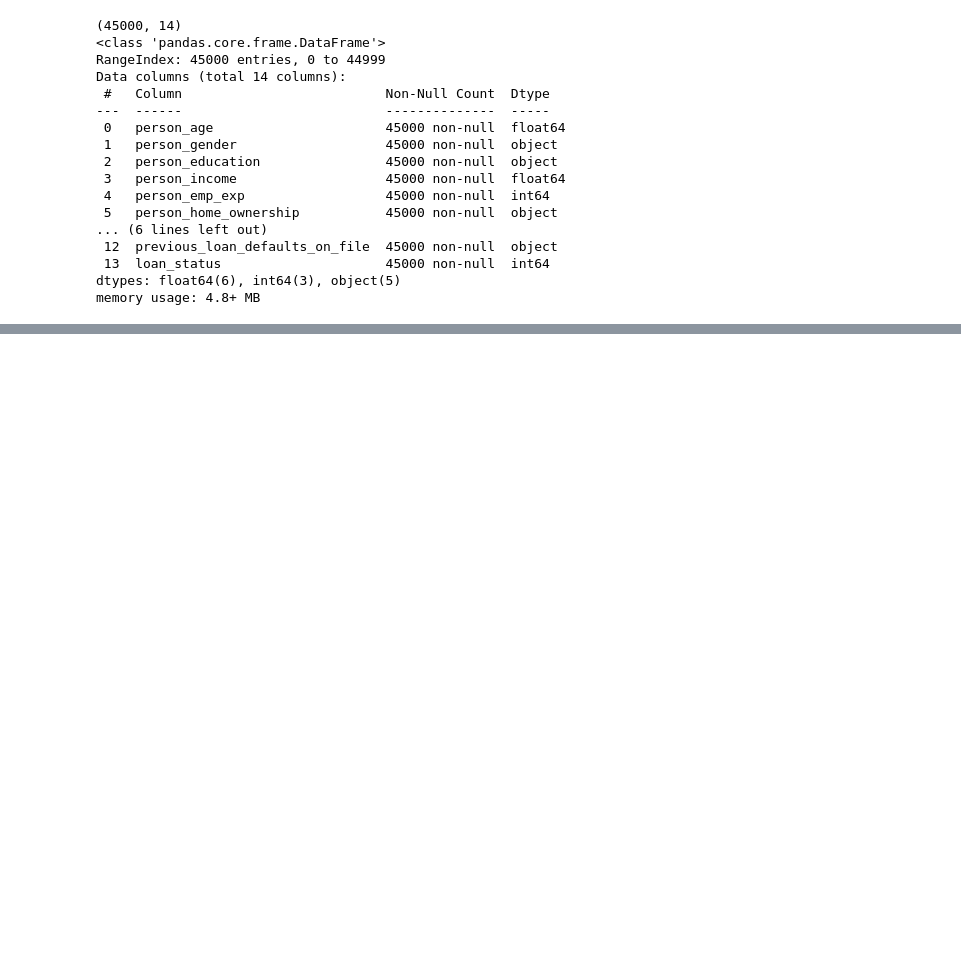
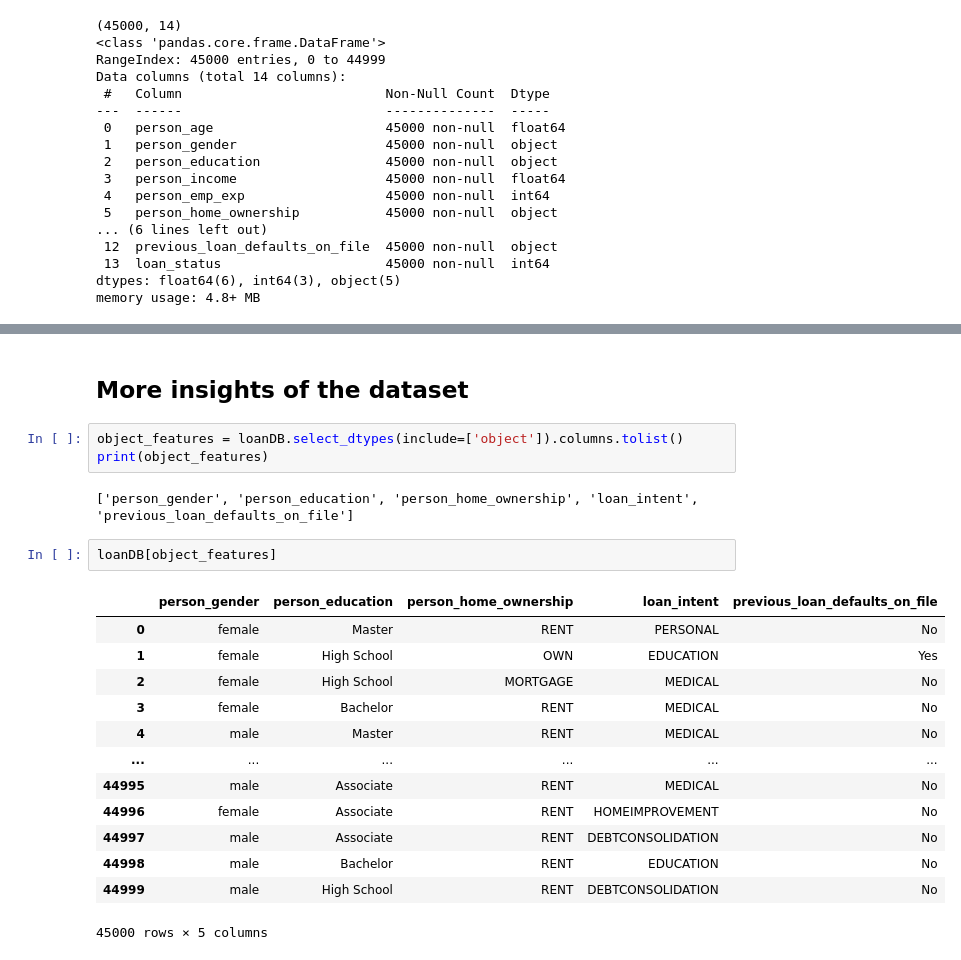
Before and after one commit to AbdulHadi17/VENV-Regression, a Jupyter notebook: notebooks/Logistic regression/main.ipynb, the cells around one changed output, grey strips where cells are left out. Cells and saved outputs as stored; diff of their text form; blank space fills up the shorter version.

```diff
--- a/notebooks/Logistic regression/main.ipynb
+++ b/notebooks/Logistic regression/main.ipynb
@@ -50,0 +121,23 @@ memory usage: 4.8+ MB
+# %% [markdown]
+## More insights of the dataset
+# %%
+object_features = loanDB.select_dtypes(include=['object']).columns.tolist()
+print(object_features)
+# %% [output]
+['person_gender', 'person_education', 'person_home_ownership', 'loan_intent', 'previous_loan_defaults_on_file']
+# %%
+loanDB[object_features]
+# %% [output]
+|  | person_gender | person_education | person_home_ownership | loan_intent | previous_loan_defaults_on_file |
+| 0 | female | Master | RENT | PERSONAL | No |
+| 1 | female | High School | OWN | EDUCATION | Yes |
+| 2 | female | High School | MORTGAGE | MEDICAL | No |
+| 3 | female | Bachelor | RENT | MEDICAL | No |
+| 4 | male | Master | RENT | MEDICAL | No |
+| ... | ... | ... | ... | ... | ... |
+| 44995 | male | Associate | RENT | MEDICAL | No |
+| 44996 | female | Associate | RENT | HOMEIMPROVEMENT | No |
+| 44997 | male | Associate | RENT | DEBTCONSOLIDATION | No |
+| 44998 | male | Bachelor | RENT | EDUCATION | No |
+| 44999 | male | High School | RENT | DEBTCONSOLIDATION | No |
+45000 rows × 5 columns
```
Also changed, not shown: parts of 7 cells of this notebook.
